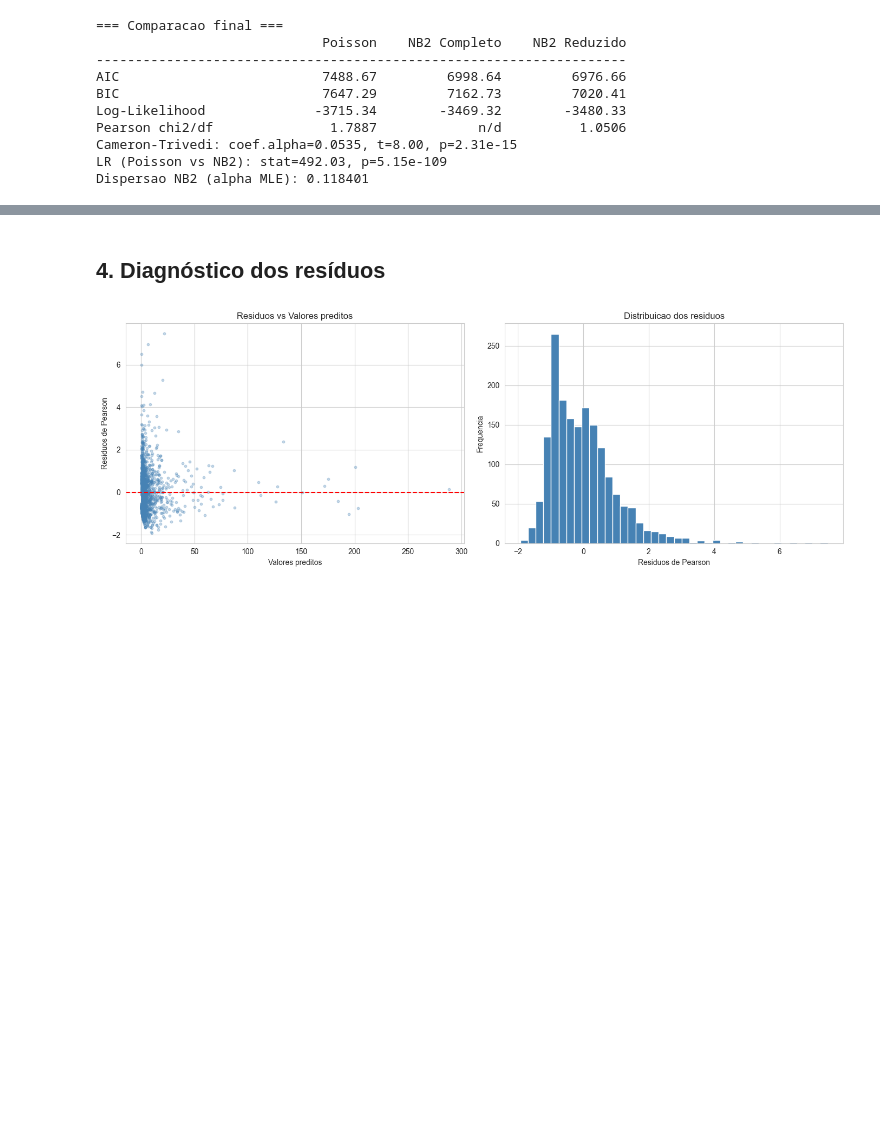
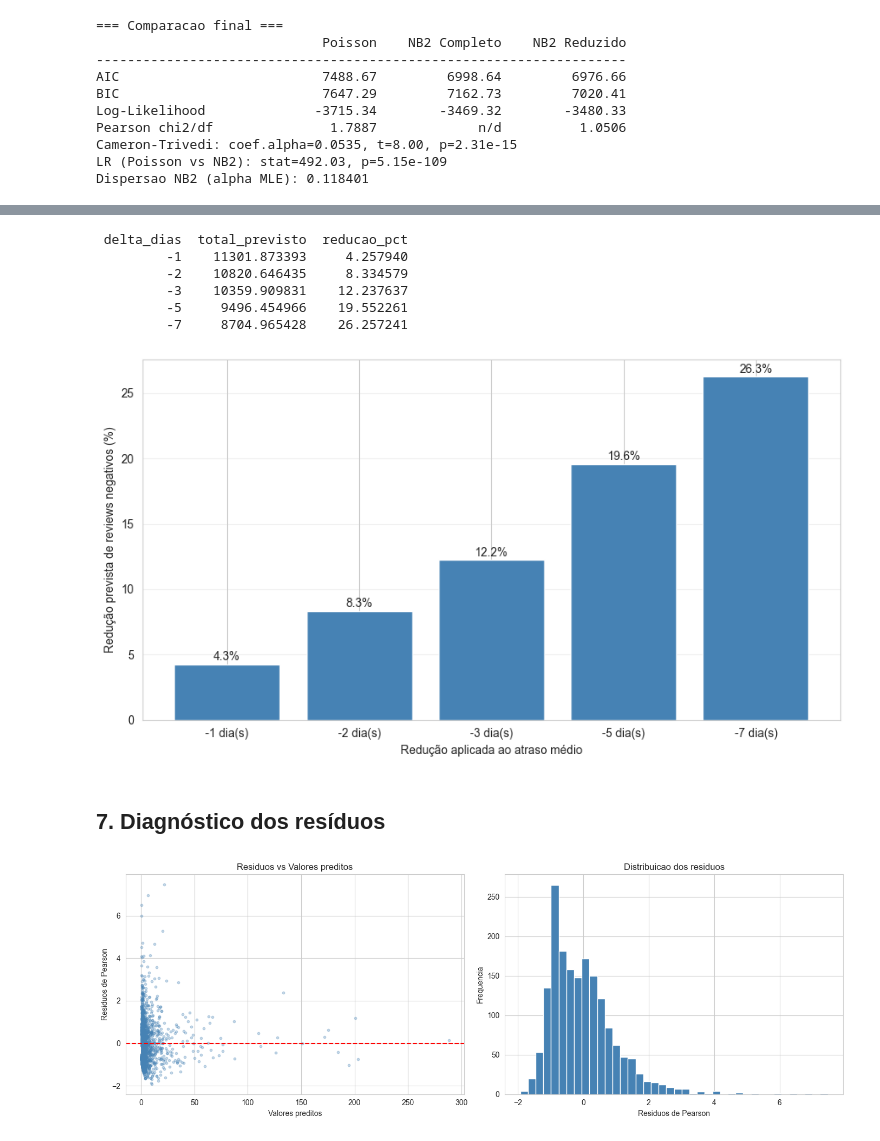
Before and after one commit to mayconaranha/TCC-Avaliacao, a Jupyter notebook: notebooks/04_interpretacao.ipynb, the cells around one changed output, grey strips where cells are left out. Cells and saved outputs as stored; diff of their text form; code cells hidden in the pictures; blank space fills up the shorter version.

```diff
--- a/notebooks/04_interpretacao.ipynb
+++ b/notebooks/04_interpretacao.ipynb
@@ -140,5 +221,41 @@ Dispersao NB2 (alpha MLE): 0.118401
+# %%
+_cenarios = [-1, -2, -3, -5, -7]
+_pred_base = _negbin.predict(_X_red, exposure=np.exp(_offset))
+_base_total = float(_pred_base.sum())
+
+linhas = []
+for delta in _cenarios:
+    _X_sim = _X_red.copy()
+    _X_sim["atraso_medio"] = _X_sim["atraso_medio"] + delta
+    _pred_novo = _negbin.predict(_X_sim, exposure=np.exp(_offset))
+    _total_novo = float(_pred_novo.sum())
+    _reducao = _base_total - _total_novo
+    _pct = _reducao / _base_total * 100
+    linhas.append({"delta_dias": delta, "total_previsto": _total_novo, "reducao_pct": _pct})
+
+contraf = pd.DataFrame(linhas)
+print(contraf.to_string(index=False))
+
+fig, ax = plt.subplots(figsize=(9, 5))
+_barras = ax.bar([f"{int(d)} dia(s)" for d in contraf["delta_dias"]], contraf["reducao_pct"],
+                  color="steelblue", edgecolor="white")
+for b, val in zip(_barras, contraf["reducao_pct"]):
+    ax.text(b.get_x() + b.get_width() / 2, b.get_height() + 0.3, f"{val:.1f}%", ha="center", fontsize=10)
+ax.set_xlabel("Redução aplicada ao atraso médio"); ax.set_ylabel("Redução prevista de reviews negativos (%)")
+ax.grid(True, alpha=0.3, axis="y")
+plt.tight_layout()
+plt.savefig("../outputs/fig_contrafactual.png", dpi=120, bbox_inches="tight")
+plt.show()
+# %% [output]
+ delta_dias  total_previsto  reducao_pct
+         -1    11301.873393     4.257940
+         -2    10820.646435     8.334579
+         -3    10359.909831    12.237637
+         -5     9496.454966    19.552261
+         -7     8704.965428    26.257241
+[figure, added]
 # %% [markdown]
-## 4. Diagnóstico dos resíduos
+## 7. Diagnóstico dos resíduos
 # %%
 # Reestimar modelo para diagnostico de residuos
 cat_counts = df["categoria_principal"].value_counts()
```
Also changed, not shown: parts of 7 cells of this notebook, 2 other files.
